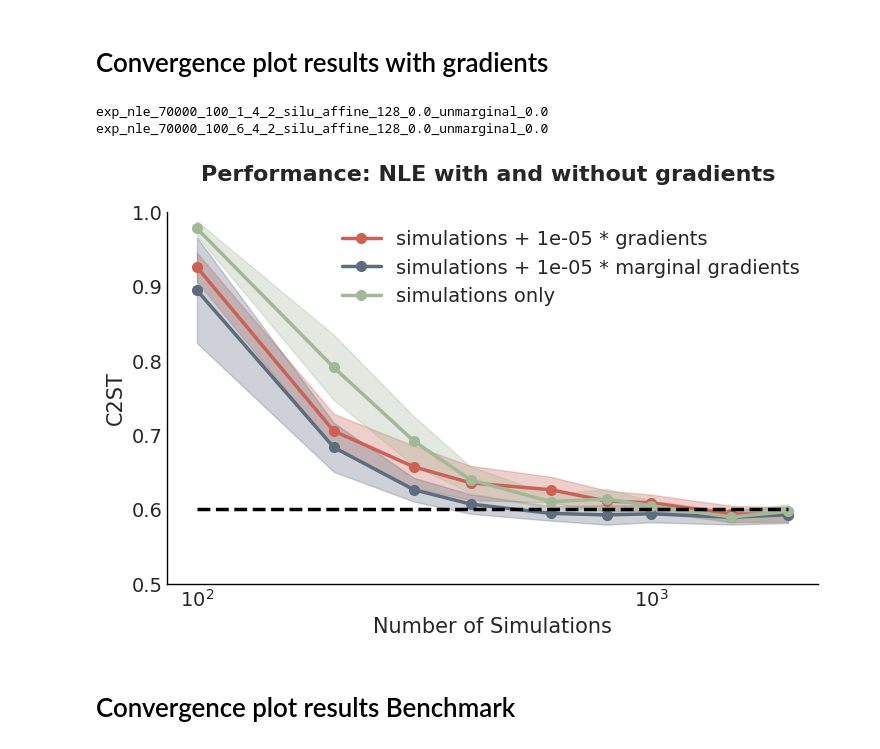
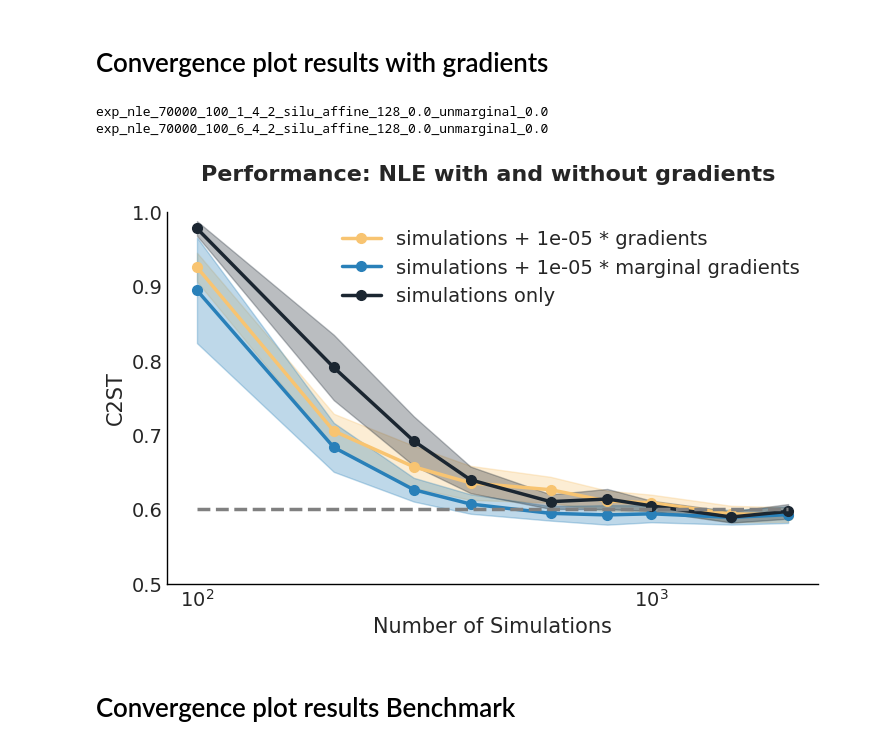
Before and after one commit to LSSTDESC/sbi_bm_lens, a Jupyter notebook: notebooks/convergence_results.ipynb, the cells around one changed output. Cells and saved outputs as stored; diff of their text form; code cells hidden in the pictures.

```diff
--- a/notebooks/convergence_results.ipynb
+++ b/notebooks/convergence_results.ipynb
@@ -101,7 +101,10 @@ plt.rcParams["lines.linewidth"] = 2.5
 plt.rcParams['lines.markersize'] = 7
 
 # colmap = ['#FD5F00', '#8AD5E6']
-colmap=['#cd6155', '#5d6d7e', '#a3b899']
+colmap= [
+    '#f8c471','#2980B9',
+    '#1B2631',
+]
 
 # colmap = [
 #     '#FF8700',
@@ -193,35 +196,35 @@ for i, info in enumerate(info_setup):
     std_y = jnp.array(metric_std['score_type:{}_score_noise:{}_score_weight:{}'.format(score, score_noise, score_weight)])
     axex = jnp.array(sim['score_type:{}_score_noise:{}_score_weight:{}'.format(score, score_noise, score_weight)])
 
 
     plt.plot(
         axex,
         mean_y,
         label = legend[i],
         marker = 'o',
         c = colmap[i]
     )
     plt.fill_between(axex, mean_y + 0.8 * std_y, mean_y - 0.8 * std_y, alpha = 0.3, color = colmap[i])
 
 plt.semilogx(
     axex,
     0.6 * jnp.ones(len(axex)),
     '--',
-    c = 'black'
+    c = 'gray'
 )
 
 plt.ylim([0.5,1])
 # plt.xscale('log')
 plt.xlabel('Number of Simulations')
 plt.ylabel('C2ST')
 plt.legend()
 
 plt.title('Performance: NLE with and without gradients \n', fontweight='bold')
 plt.savefig('NLE_grad_bm.pdf', transparent=True)
 # %% [output]
 exp_nle_70000_100_1_4_2_silu_affine_128_0.0_unmarginal_0.0
 exp_nle_70000_100_6_4_2_silu_affine_128_0.0_unmarginal_0.0
-[figure, old version]
+[figure, new version]
 # %% [markdown]
 # Convergence plot results Benchmark
 # %%
```
Also changed, not shown: parts of 5 cells of this notebook, 5 other files.
